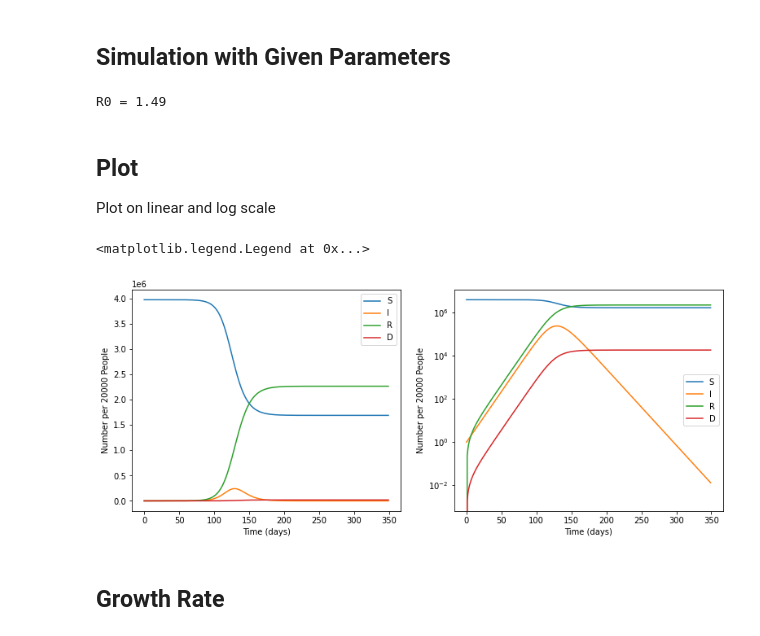
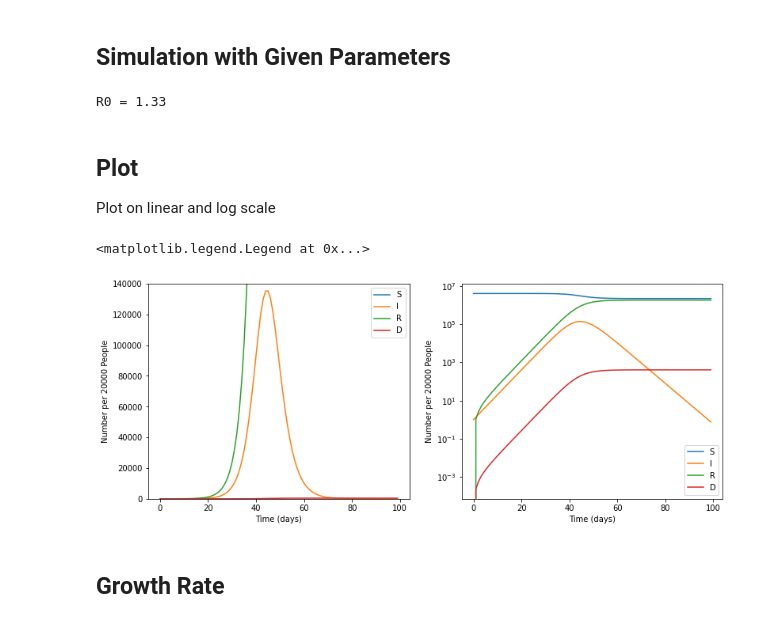
Before and after one commit to lydia7635/AI2022-Final, a Jupyter notebook: AI2022_SIRD_COVID19.ipynb, the cells around one changed output. Saved outputs shown, nothing was run; the diff lists cells and outputs as text; code cells hidden in the pictures.

```diff
--- a/AI2022_SIRD_COVID19.ipynb
+++ b/AI2022_SIRD_COVID19.ipynb
@@ -55,50 +55,49 @@ def SIRD(y, t, b, g, u, N):
 ## Simulation with Given Parameters
 # %%
 # Define parameters and run ODE
-
 # test for Kaohsiung
 N = 3975803
-b = 0.33 #beta
-g = 0.22 #gamma
-u = 0.0018 # mu
+b = 1.2  #beta
+g = 0.9 # gamma
+u = 0.0002 # mu
 
 #Calculate basic reproductive ratio
 R0 = b / (g + u)
 print("R0 = {0:4.2f}".format(R0))
 # %% [output]
-R0 = 1.49
+R0 = 1.33
 # %% [markdown]
 ## Plot
 Plot on linear and log scale
 # %%
-tmax = 350 # time length
+tmax = 100 # time length
 tvec = np.arange(0, tmax, 1)
 ic = np.zeros(3)
 ic[0] = 1
 
 soln = odeint(SIRD, ic, tvec, args=(b, g, u, N))
 soln = np.hstack((N - np.sum(soln, axis=1, keepdims=True), soln))
 
 plt.figure(figsize=(13, 5))
 plt.subplot(1, 2, 1)
 plt.plot(tvec, soln)
 plt.xlabel("Time (days)")
 plt.ylabel("Number per 20000 People")
 plt.legend(("S", "I", "R", "D"))
-# plt.ylim([0, 40000])
+plt.ylim([0, 140000])
 
 #Same plot but on log scale
 plt.subplot(1, 2, 2)
 plt.plot(tvec, soln)
 plt.semilogy()
 plt.xlabel("Time (days)")
 plt.ylabel("Number per 20000 People")
 plt.legend(("S", "I", "R", "D"))
 # plt.ylim([1, 200000])
 #plt.tight_layout()
 # %% [output]
 <matplotlib.legend.Legend at 0x...>
-[figure, old version]
+[figure, new version]
 # %% [markdown]
 ## Growth Rate
 # %%
```
Also changed, not shown: parts of 15 cells of this notebook.
